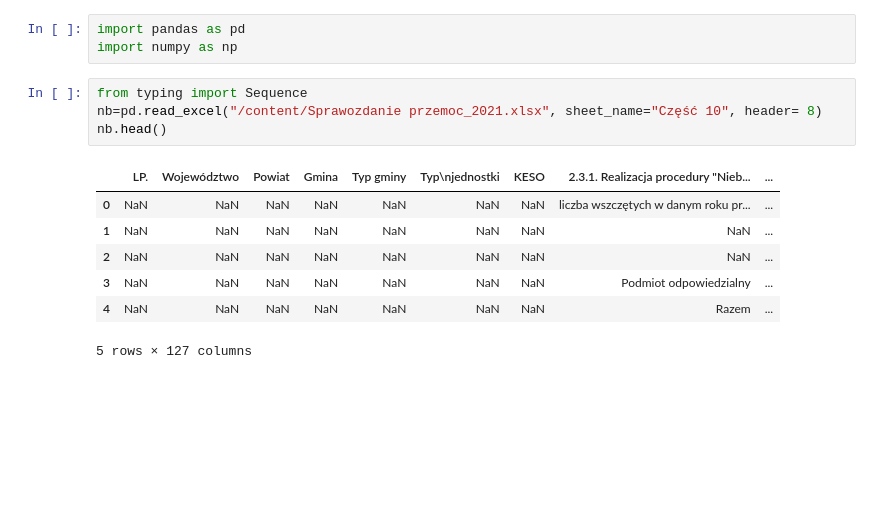
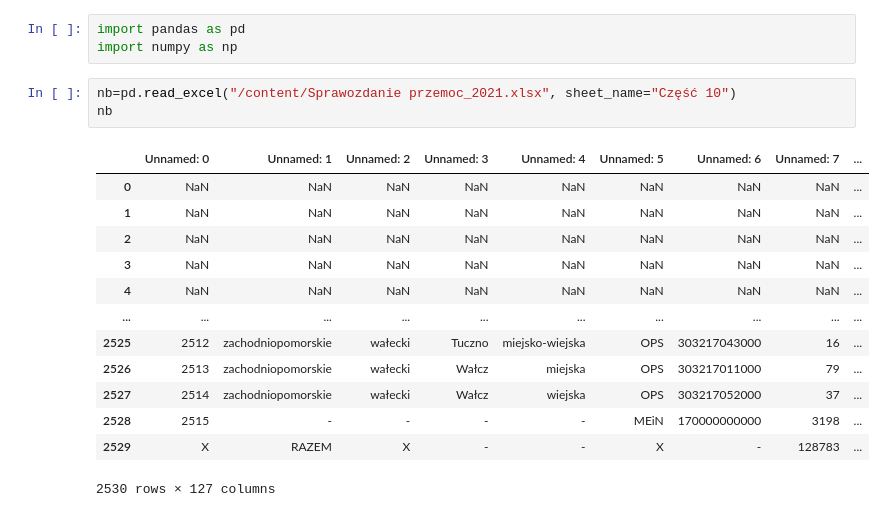
Before and after one commit to Francho03/Praca-licencjacka, a Jupyter notebook: Niebieska_karta.ipynb, the cells around one changed output. Saved outputs shown, nothing was run; the diff lists cells and outputs as text; blank space fills up the shorter version.

```diff
--- a/Niebieska_karta.ipynb
+++ b/Niebieska_karta.ipynb
@@ -4,14 +4,19 @@
 import pandas as pd
 import numpy as np
 # %%
-from typing import Sequence
-nb=pd.read_excel("/content/Sprawozdanie przemoc_2021.xlsx", sheet_name="Część 10", header= 8)
-nb.head()
+nb=pd.read_excel("/content/Sprawozdanie przemoc_2021.xlsx", sheet_name="Część 10")
+nb
 # %% [output]
-|  | LP. | Województwo | Powiat | Gmina | Typ gminy | Typ\njednostki | KESO | 2.3.1. Realizacja procedury "Nieb... | ... |
-| 0 | NaN | NaN | NaN | NaN | NaN | NaN | NaN | liczba wszczętych w danym roku pr... | ... |
+|  | Unnamed: 0 | Unnamed: 1 | Unnamed: 2 | Unnamed: 3 | Unnamed: 4 | Unnamed: 5 | Unnamed: 6 | Unnamed: 7 | ... |
+| 0 | NaN | NaN | NaN | NaN | NaN | NaN | NaN | NaN | ... |
 | 1 | NaN | NaN | NaN | NaN | NaN | NaN | NaN | NaN | ... |
 | 2 | NaN | NaN | NaN | NaN | NaN | NaN | NaN | NaN | ... |
-| 3 | NaN | NaN | NaN | NaN | NaN | NaN | NaN | Podmiot odpowiedzialny | ... |
-| 4 | NaN | NaN | NaN | NaN | NaN | NaN | NaN | Razem | ... |
+| 3 | NaN | NaN | NaN | NaN | NaN | NaN | NaN | NaN | ... |
+| 4 | NaN | NaN | NaN | NaN | NaN | NaN | NaN | NaN | ... |
+| ... | ... | ... | ... | ... | ... | ... | ... | ... | ... |
+| 2525 | 2512 | zachodniopomorskie | wałecki | Tuczno | miejsko-wiejska | OPS | 303217043000 | 16 | ... |
+| 2526 | 2513 | zachodniopomorskie | wałecki | Wałcz | miejska | OPS | 303217011000 | 79 | ... |
+| 2527 | 2514 | zachodniopomorskie | wałecki | Wałcz | wiejska | OPS | 303217052000 | 37 | ... |
+| 2528 | 2515 | - | - | - | - | MEiN | 170000000000 | 3198 | ... |
+| 2529 | X | RAZEM | X | - | - | X | - | 128783 | ... |
-5 rows × 127 columns
+2530 rows × 127 columns
```
Also changed, not shown: parts of 5 cells of this notebook.
